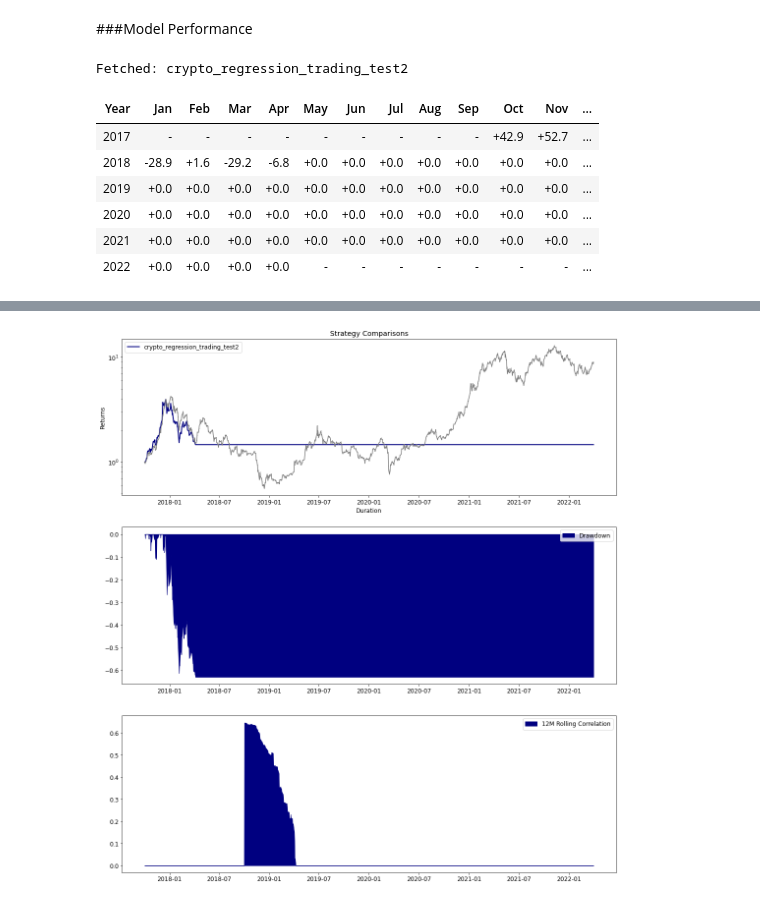
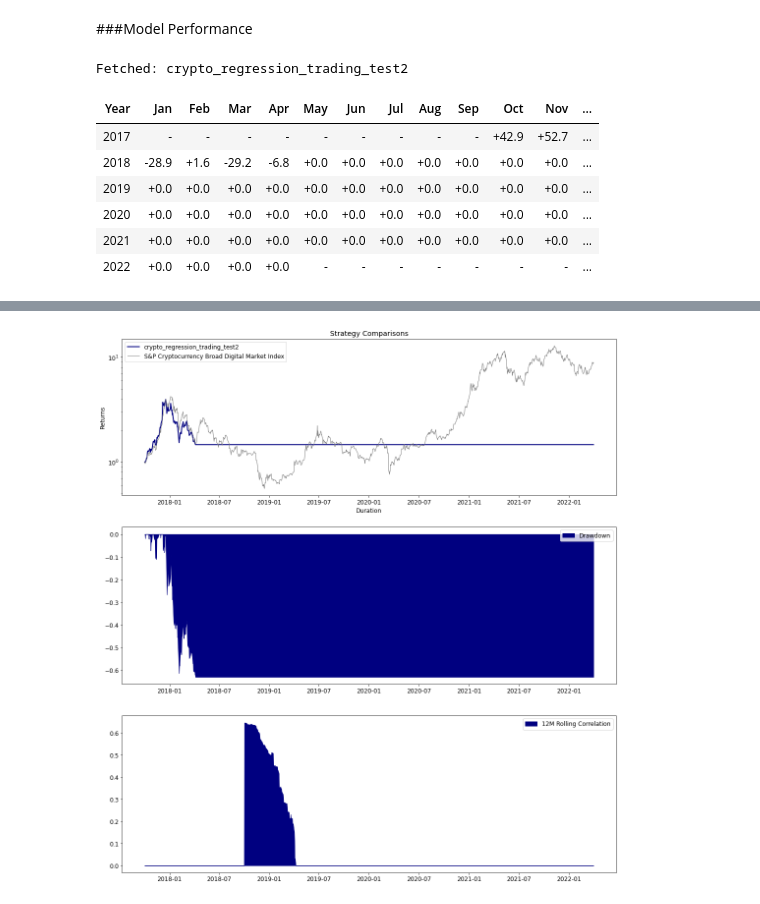
Before and after one commit to francoishcm/BackTesting, a Jupyter notebook: Zipline_Reloaded_BacktestEngine_3_22072022.ipynb, the cells around one changed output, grey strips where cells are left out. Saved outputs shown, nothing was run; the diff lists cells and outputs as text; code cells hidden in the pictures.

```diff
--- a/Zipline_Reloaded_BacktestEngine_3_22072022.ipynb
+++ b/Zipline_Reloaded_BacktestEngine_3_22072022.ipynb
@@ -1506,12 +1363,14 @@ from IPython.core.display import display, HTML
 import pandas as pd
 import numpy
 from datetime import datetime
+import mpld3
+mpld3.enable_notebook()
 
 
 base_path = '/content/drive/MyDrive/Colab Notebooks/My Project Folder/Backtests/'
 
 bm = 'SPCBDM_test3'
-bm_name = 'S&P 500 Total Return Index'
+bm_name = 'S&P Cryptocurrency Broad Digital Market Index'
 
 
 strat_names = {
@@ -1562,7 +1421,7 @@ def equity_graph(df):
     ax = fig.add_subplot(311)
     ax.set_title('Strategy Comparisons')
     ax.semilogy(df[strat], '-',label=strat_name, color='navy', linewidth=2.0)
-    ax.semilogy(df[bm_name] , '-,', color='grey', linewidth=1.5)
+    ax.semilogy(df[bm_name], '-',label=bm_name, color='grey', linewidth=1)
     spacing = 500
     visible = ax.xaxis.get_ticklabels()[::spacing]
     for label in ax.xaxis.get_ticklabels():
@@ -1703 +1560 @@ WARNING:matplotlib.font_manager:findfont: Font family ['eurostile'] not found. F
-[figure, old version]
+[figure, new version]
```
Also changed, not shown: parts of 15 cells of this notebook.
